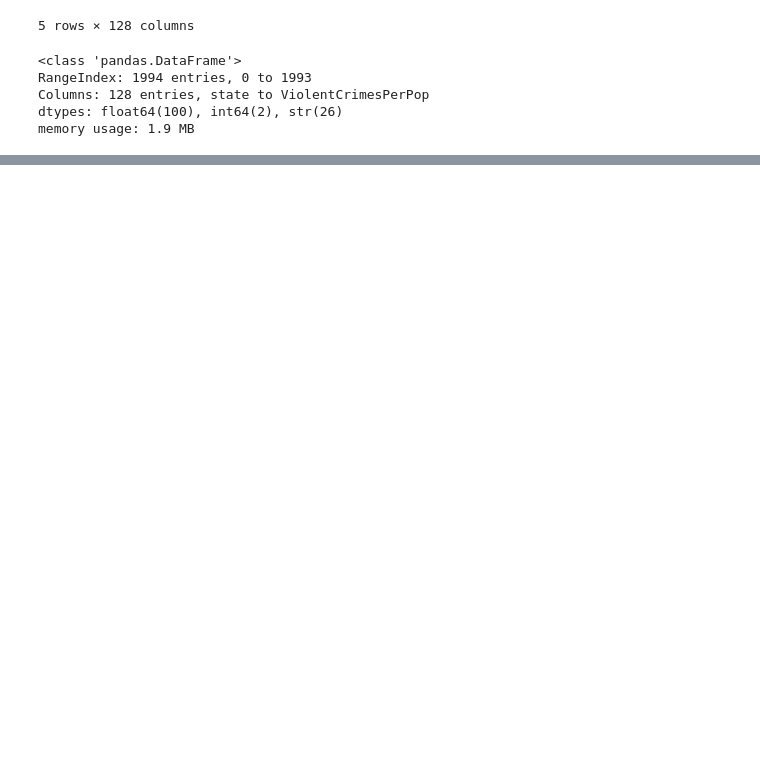
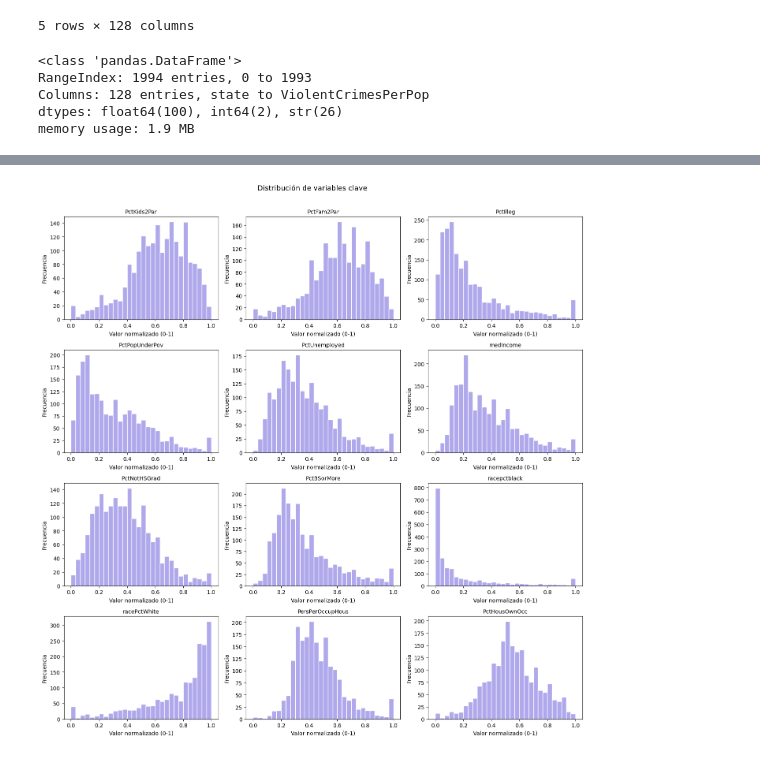
Before and after one commit to olarteViviana/ProyectoII, a Jupyter notebook: communities_and_crime_ucirepo.ipynb, the cells around one changed output, grey strips where cells are left out. Saved outputs shown, nothing was run; the diff lists cells and outputs as text; code cells hidden in the pictures; blank space fills up the shorter version.

```diff
--- a/communities_and_crime_ucirepo.ipynb
+++ b/communities_and_crime_ucirepo.ipynb
@@ -119,0 +352,21 @@ memory usage: 1.9 MB
+# %%
+vars_interes = [
+    'PctKids2Par', 'PctFam2Par', 'PctIlleg', 'PctPopUnderPov',
+    'PctUnemployed', 'medIncome', 'PctNotHSGrad', 'PctBSorMore',
+    'racepctblack', 'racePctWhite', 'PersPerOccupHous', 'PctHousOwnOcc'
+]
+
+fig, axes = plt.subplots(4, 3, figsize=(14, 14))
+axes = axes.flatten()
+
+for i, var in enumerate(vars_interes):
+    axes[i].hist(df[var], bins=30, color='#AFA9EC', edgecolor='white')
+    axes[i].set_title(var, fontsize=10)
+    axes[i].set_xlabel('Valor normalizado (0-1)')
+    axes[i].set_ylabel('Frecuencia')
+
+plt.suptitle('Distribución de variables clave', fontsize=13, y=1.01)
+plt.tight_layout()
+plt.show()
+# %% [output]
+[figure, added]
```
Also changed, not shown: parts of 21 cells of this notebook, 2 other files.
